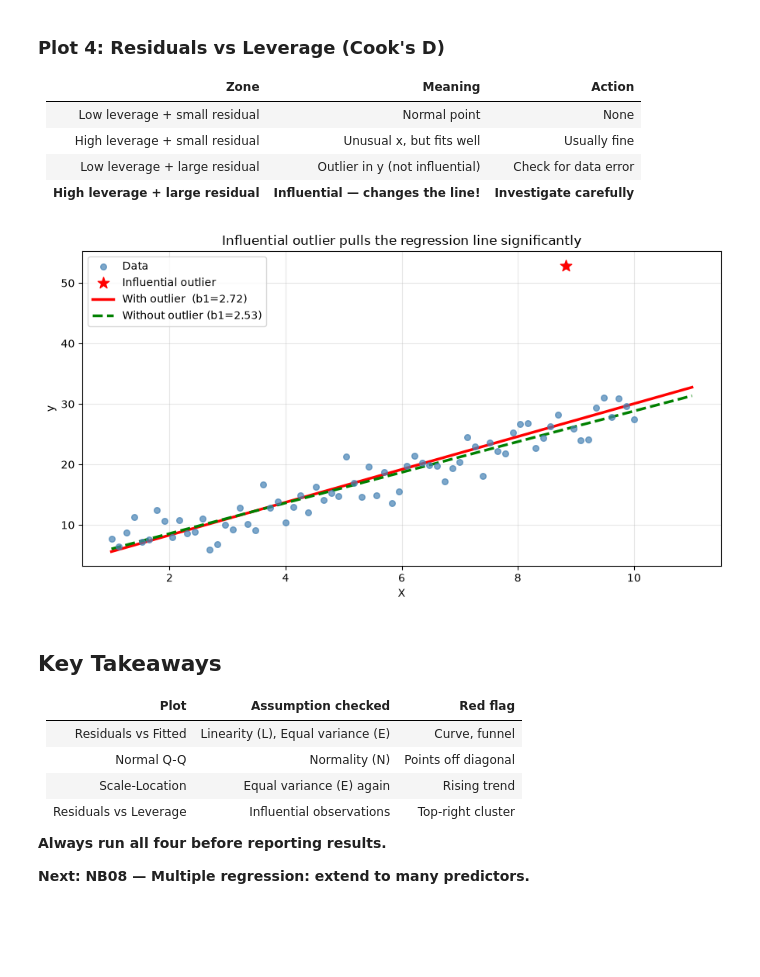
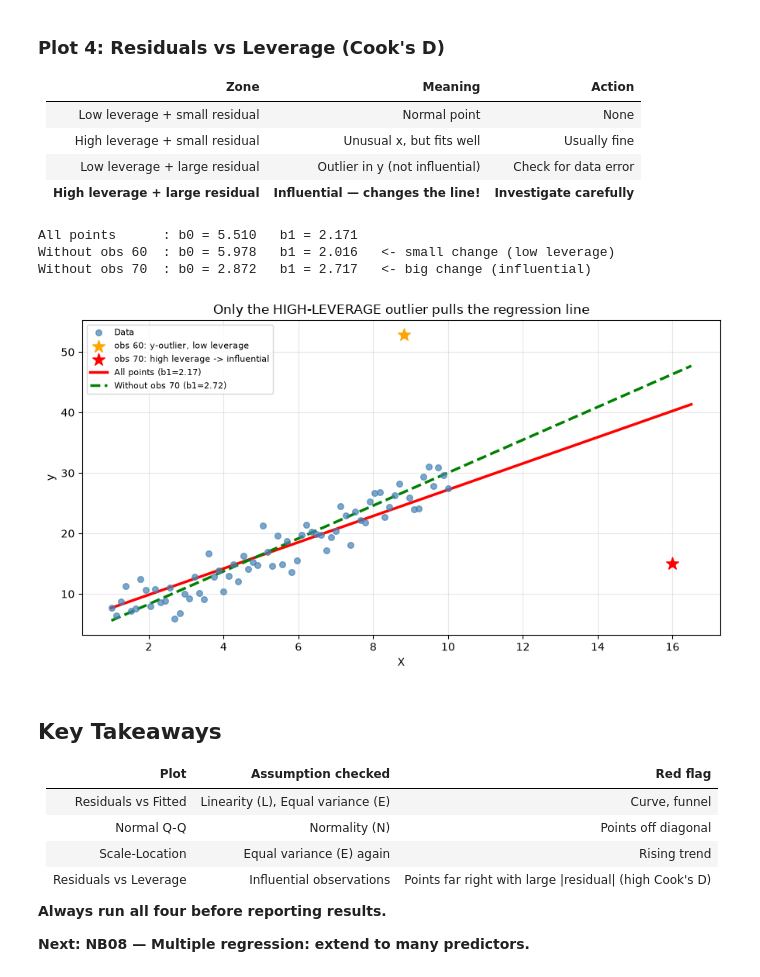
Before and after one commit to Ramu-DE/ML-LinerRegression, a Jupyter notebook: notebooks/NB07_Diagnostic_Plots.ipynb, the cells around one changed output. Saved outputs shown, nothing was run; the diff lists cells and outputs as text; code cells hidden in the pictures; blank space fills up the shorter version.

```diff
--- a/notebooks/NB07_Diagnostic_Plots.ipynb
+++ b/notebooks/NB07_Diagnostic_Plots.ipynb
@@ -69,7 +69,11 @@ np.random.seed(42)
 n = 70
 X_raw = np.linspace(1, 10, n)
 y = 2.5*X_raw + 4 + np.random.normal(0, 2.5, n)
-y[60] += 28    # inject one influential outlier
+y[60] += 28    # obs 60: outlier in y, but ordinary x -> LOW leverage (not very influential)
+# obs 70: an extra point far out in x AND far below the line -> HIGH leverage + large residual = INFLUENTIAL
+X_raw = np.append(X_raw, 16.0)
+y     = np.append(y, 15.0)          # the trend would predict about 2.5*16 + 4 = 44
+n     = len(y)
 
 Xsm = sm.add_constant(X_raw)
 result    = sm.OLS(y, Xsm).fit()
@@ -99,8 +103,9 @@ ax = axes[0,1]
 ax.scatter(osm, osr, s=25, alpha=0.6, color='steelblue')
 xs = np.array([osm.min(), osm.max()])
 ax.plot(xs, slope*xs+intercept, 'r-', linewidth=2.5, label='Normal reference')
+rank = np.argsort(np.argsort(std_resid))      # position of each observation in the sorted Q-Q order
 for i in np.argsort(np.abs(std_resid))[-3:]:
-    ax.annotate(f'obs {i}', (osm[np.argsort(std_resid)[i]], osr[np.argsort(std_resid)[i]]),
+    ax.annotate(f'obs {i}', (osm[rank[i]], osr[rank[i]]),
                 textcoords='offset points', xytext=(5,5), fontsize=7)
 ax.set_xlabel('Theoretical quantiles'); ax.set_ylabel('Standardised residuals')
 ax.set_title('2. Normal Q-Q\nGood: points on diagonal line')
@@ -127,10 +132,14 @@ for i in np.argsort(cooks_d)[-4:]:
     ax.annotate(f'obs {i}', (leverage[i], std_resid[i]),
                 textcoords='offset points', xytext=(5,5), fontsize=7)
 ax.set_xlabel('Leverage'); ax.set_ylabel('Standardised residuals')
-ax.set_title("4. Residuals vs Leverage\nWatch: top-right corner = influential points")
+ax.set_title("4. Residuals vs Leverage\nWatch: far right AND far from 0 (top- or bottom-right) = influential")
 ax.legend(fontsize=8); ax.grid(alpha=0.3)
 
 plt.suptitle("The Four Diagnostic Plots — Run EVERY TIME you fit a regression",
              fontsize=13, fontweight='bold')
 plt.tight_layout(); plt.show()
+
+print(f"Leverage threshold 4/n = {4/n:.3f};  Cook's D rule of thumb: > 1 (or > 4/n = {4/n:.3f})")
+for i, what in [(60, 'outlier in y, ordinary x'), (70, 'extreme x AND off the line')]:
+    print(f"obs {i} ({what}): leverage = {leverage[i]:.3f}   studentised resid = {std_resid[i]:.2f}   Cook's D = {cooks_d[i]:.3f}")
 # %% [output]
@@ -166,28 +178,36 @@ plt.tight_layout(); plt.show()
 | Low leverage + large residual | Outlier in y (not influential) | Check for data error |
 | **High leverage + large residual** | **Influential — changes the line!** | **Investigate carefully** |
 # %%
-# Show what happens when you remove the influential point
+# Remove each unusual point in turn: which one actually moves the line?
 import numpy as np, statsmodels.api as sm, matplotlib.pyplot as plt
 
-mask_no_outlier = np.ones(n, dtype=bool)
-mask_no_outlier[60] = False   # remove the injected outlier
+def fit_without(idx):
+    keep = np.ones(n, dtype=bool); keep[idx] = False
+    return sm.OLS(y[keep], sm.add_constant(X_raw[keep])).fit()
 
-Xsm_clean = sm.add_constant(X_raw[mask_no_outlier])
-res_clean  = sm.OLS(y[mask_no_outlier], Xsm_clean).fit()
+res_no60 = fit_without(60)   # drop the low-leverage y-outlier
+res_no70 = fit_without(70)   # drop the high-leverage point
 
-X_plot = np.linspace(1, 11, 200)
+print(f"All points      : b0 = {result.params[0]:.3f}   b1 = {result.params[1]:.3f}")
+print(f"Without obs 60  : b0 = {res_no60.params[0]:.3f}   b1 = {res_no60.params[1]:.3f}   <- small change (low leverage)")
+print(f"Without obs 70  : b0 = {res_no70.params[0]:.3f}   b1 = {res_no70.params[1]:.3f}   <- big change (influential)")
+
+X_plot = np.linspace(1, 16.5, 200)
 Xp_sm  = sm.add_constant(X_plot)
-
 fig, ax = plt.subplots(figsize=(9, 5))
 ax.scatter(X_raw, y, s=30, color='steelblue', alpha=0.7, label='Data', zorder=3)
-ax.scatter([X_raw[60]], [y[60]], s=120, color='red', marker='*', zorder=4, label='Influential outlier')
-ax.plot(X_plot, result.predict(Xp_sm),    'r-',  linewidth=2.5, label=f'With outlier  (b1={result.params[1]:.2f})')
-ax.plot(X_plot, res_clean.predict(Xp_sm), 'g--', linewidth=2.5, label=f'Without outlier (b1={res_clean.params[1]:.2f})')
+ax.scatter([X_raw[60]], [y[60]], s=140, color='orange', marker='*', zorder=4, label='obs 60: y-outlier, low leverage')
+ax.scatter([X_raw[70]], [y[70]], s=140, color='red', marker='*', zorder=4, label='obs 70: high leverage -> influential')
+ax.plot(X_plot, result.predict(Xp_sm),   'r-',  linewidth=2.5, label=f'All points (b1={result.params[1]:.2f})')
+ax.plot(X_plot, res_no70.predict(Xp_sm), 'g--', linewidth=2.5, label=f'Without obs 70 (b1={res_no70.params[1]:.2f})')
 ax.set_xlabel('X'); ax.set_ylabel('y')
-ax.set_title('Influential outlier pulls the regression line significantly')
-ax.legend(); ax.grid(alpha=0.3); plt.tight_layout(); plt.show()
+ax.set_title('Only the HIGH-LEVERAGE outlier pulls the regression line')
+ax.legend(fontsize=8); ax.grid(alpha=0.3); plt.tight_layout(); plt.show()
 # %% [output]
+All points      : b0 = 5.510   b1 = 2.171
+Without obs 60  : b0 = 5.978   b1 = 2.016   <- small change (low leverage)
+Without obs 70  : b0 = 2.872   b1 = 2.717   <- big change (influential)
-[figure, old version]
+[figure, new version]
 # %% [markdown]
 ## Key Takeaways
 
@@ -196,7 +216,7 @@ ax.legend(); ax.grid(alpha=0.3); plt.tight_layout(); plt.show()
 | Residuals vs Fitted | Linearity (L), Equal variance (E) | Curve, funnel |
 | Normal Q-Q | Normality (N) | Points off diagonal |
 | Scale-Location | Equal variance (E) again | Rising trend |
-| Residuals vs Leverage | Influential observations | Top-right cluster |
+| Residuals vs Leverage | Influential observations | Points far right with large \|residual\| (high Cook's D) |
 
 **Always run all four before reporting results.**
 
```
Also changed, not shown: parts of 1 cell of this notebook, 18 other files.
